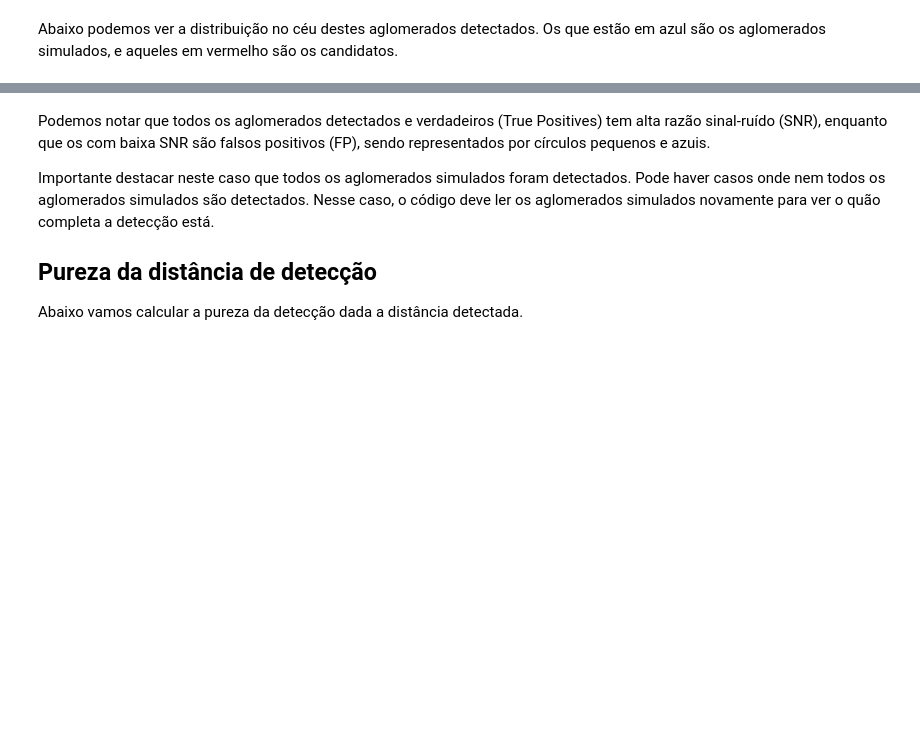
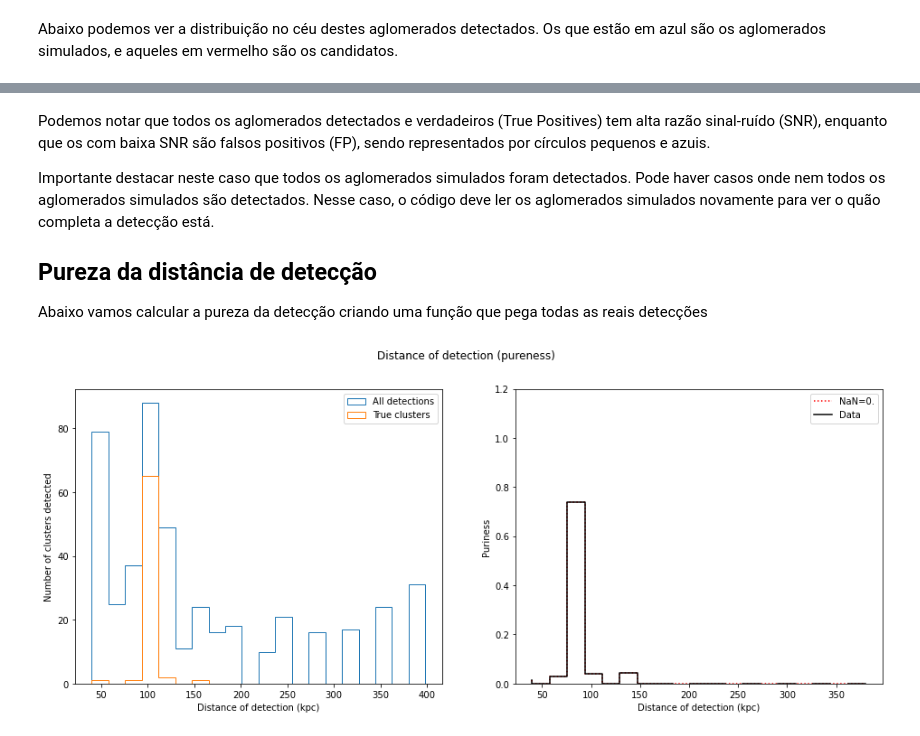
Before and after one commit to linea-it/qa_gawa, a Jupyter notebook: pureness.ipynb, the cells around one changed output, grey strips where cells are left out. Saved outputs shown, nothing was run; the diff lists cells and outputs as text; code cells hidden in the pictures; blank space fills up the shorter version.

Commit message:
Atualização do caderno de pureza com a função para os plots

```diff
--- a/pureness.ipynb
+++ b/pureness.ipynb
@@ -55,24 +68,27 @@ simulados novamente para ver o quão completa a detecção está.
 
 ## Pureza da distância de detecção
 
-Abaixo vamos calcular a pureza da detecção dada a distância detectada.
+Abaixo vamos calcular a pureza da detecção criando uma função que pega todas as reais detecções
 # %%
-fig, (ax1, ax2) = plt.subplots(1, 2, figsize=(15, 6))
-fig.suptitle('Distance of detection (pureness)')
+def plot_pure(arg_all, arg_conf, label, title):
+    fig, (ax1, ax2) = plt.subplots(1, 2, figsize=(16,6))
+    A = ax1.hist(arg_all, bins=20, range=(np.min(arg_all), np.max(arg_all)), histtype='step', label='All detections')
+    B = ax1.hist(arg_conf, bins=20, range=(np.min(arg_all), np.max(arg_all)), histtype='step', label='True clusters')
+    pureness = B[0] / A[0]
+    ax1.set_xlabel(label)
+    ax1.set_ylabel( 'Number of clusters detected')
+    ax1.legend()
 
-A = ax1.hist(DistDet_kpc, bins=30, range=(np.min(DistDet_kpc), np.max(DistDet_kpc)), histtype='step', label='All detections')
-B = ax1.hist(DistDet_kpc[real_det], bins=30, range=(np.min(DistDet_kpc), np.max(DistDet_kpc)), histtype='step', label='True clusters')
-C = ax1.hist(DistDet_kpc[false_positive], bins=30, range=(np.min(DistDet_kpc), np.max(DistDet_kpc)), histtype='step', label='False Positive')
-pureness = B[0] / A[0]
-
-ax1.set_xlabel('Distance of detection (kpc)')
-ax1.set_ylabel('Number of clusters detected')
-ax1.legend()
-
-ax2.step(A[1][0:-1], np.nan_to_num(pureness))
-ax2.set_xlabel('Distance of detection (kpc)')
-ax2.set_ylabel('Pureness')
-ax2.set_ylim([0,1])
-ax2.legend()
-plt.show()
+    plt.step(A[1][0:-1], np.nan_to_num(pureness), ':r', label='NaN=0.')
+    ax2.step(A[1][0:-1],pureness, label='Data', color='k')
+    ax2.set_xlabel(label)
+    ax2.set_ylabel('Puriness')
+    ax2.set_ylim([0,1.2])
+    ax2.legend()
+    fig.suptitle(title)
+    plt.show()
+# %%
+plot_pure(DistDet_kpc, DistDet_kpc_conf , 'Distance of detection (kpc)', 'Distance of detection (pureness)')
+# %% [output]
+[figure, added]
 # %%
```
Also changed, not shown: parts of 22 cells of this notebook.
